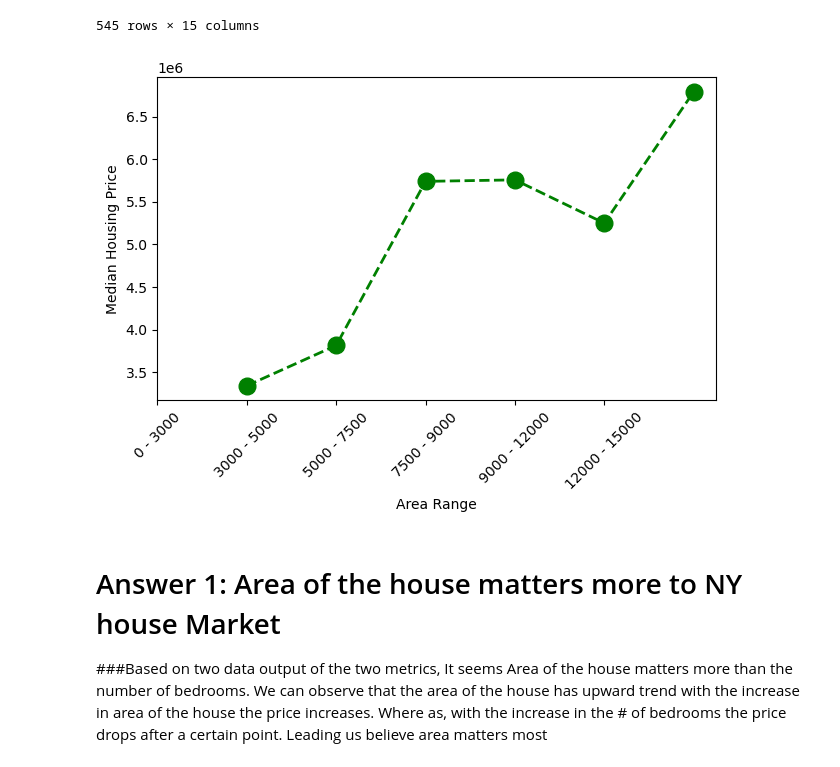
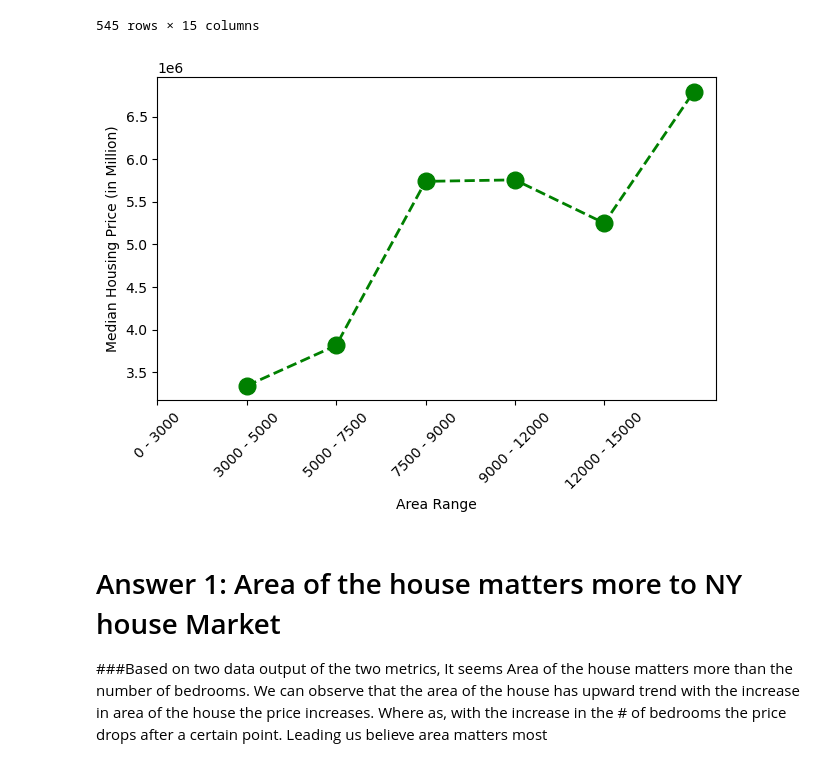
Before and after one commit to alanaadams/Project1, a Jupyter notebook: HomeattributePricing.ipynb, the cells around one changed output. Cells and saved outputs as stored; diff of their text form; code cells hidden in the pictures.

```diff
--- a/HomeattributePricing.ipynb
+++ b/HomeattributePricing.ipynb
@@ -103,27 +103,27 @@ ny_housing_copy_df
 # %%
 # Plot line graph to measure the preference of the home buyer area VS. home buyer bedrooms
 
 line_plot_df1 = ny_housing_copy_df.groupby('area_bin').median()["price"]
 line_plot_df1 = line_plot_df1.reset_index(drop=False)
 line_plot_df1
 
 
 #plt.line(x_axis, y_axis,  color ="green", align='center', alpha=0.75)
 
 x_axis = line_plot_df1["area_bin"]
 y_axis = line_plot_df1["price"]
 
 plt.plot(x_axis, y_axis, color='green', marker='o', linestyle='dashed', linewidth=2, markersize=12)
 y_pos = np.arange(len(line_plot_df1["area_bin"]))-1
 tick_val =  line_plot_df1["area_bin"]
 
 plt.xticks(y_pos,tick_val, rotation = 45)
 plt.xlabel("Area Range")
-plt.ylabel("Median Housing Price")
+plt.ylabel("Median Housing Price (in Million)")
 plt.tight_layout()
 plt.show()
 # %% [output]
-[figure, old version]
+[figure, new version]
 # %% [markdown]
 # Answer 1: Area of the house matters more to NY house Market
 
```
Also changed, not shown: parts of 5 cells of this notebook, 13 other files.
